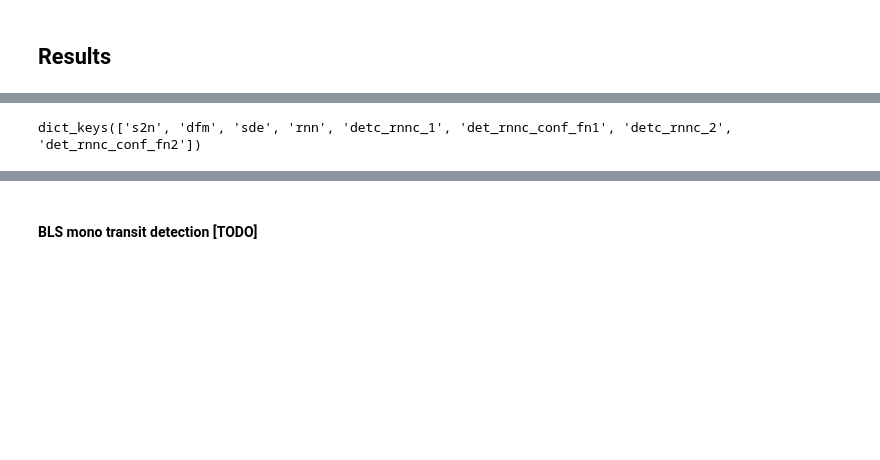
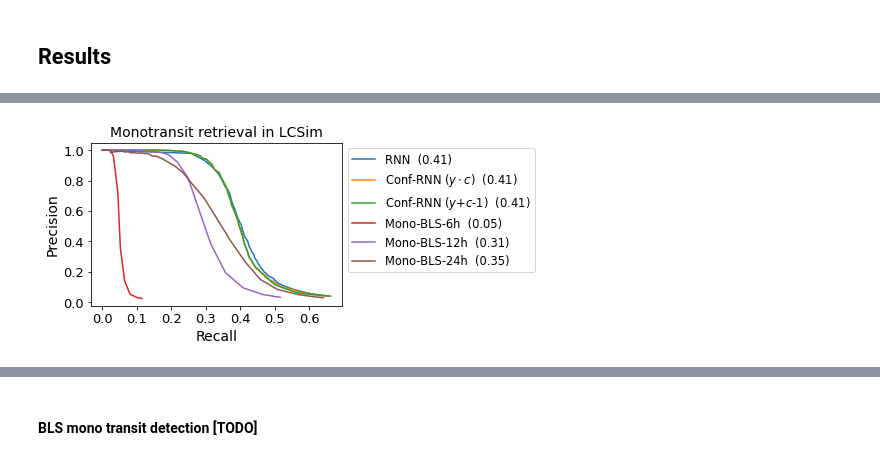
Before and after one commit to ykerus/transit-detection-rnn, a Jupyter notebook: experiments/monotransits.ipynb, the cells around one changed output, grey strips where cells are left out. Cells and saved outputs as stored; diff of their text form; code cells hidden in the pictures; blank space fills up the shorter version.

```diff
--- a/experiments/monotransits.ipynb
+++ b/experiments/monotransits.ipynb
@@ -357,7 +387,19 @@ def get_pr_curve(results, mnames):
-# %%
-combined_results.keys()
-# %% [output]
-dict_keys(['s2n', 'dfm', 'sde', 'rnn', 'detc_rnnc_1', 'det_rnnc_conf_fn1', 'detc_rnnc_2', 'det_rnnc_conf_fn2'])
+# %%
+mnames = {"rnn":"RNN",
+          "det_rnnc_conf_fn1":"Conf-RNN ($y\cdot c$)",
+          "det_rnnc_conf_fn2":"Conf-RNN ($y$+$c$-1)",
+          "dfm-6h":"Mono-BLS-6h",
+          "dfm-12h":"Mono-BLS-12h",
+          "dfm-24h":"Mono-BLS-24h"}
+combined_results = {**bls_results, **rnn_results}
+
+plt.figure(figsize=(4.5,3))
+get_pr_curve(combined_results, mnames)
+plt.title("Monotransit retrieval in LCSim", fontsize=14)
+plt.legend(fontsize=11.5, bbox_to_anchor=(1,1))#, plt.xlim(0.2,1), plt.ylim(-0.05,1.05)
+plt.show()
+# %% [output]
+[figure, added]
 # %%
 mnames = {"rnn":"RNN",
           "det_rnnc_conf_fn1":"Conf-RNN ($y\cdot c$)",
```
Also changed, not shown: parts of 21 cells of this notebook, 29 other files.
